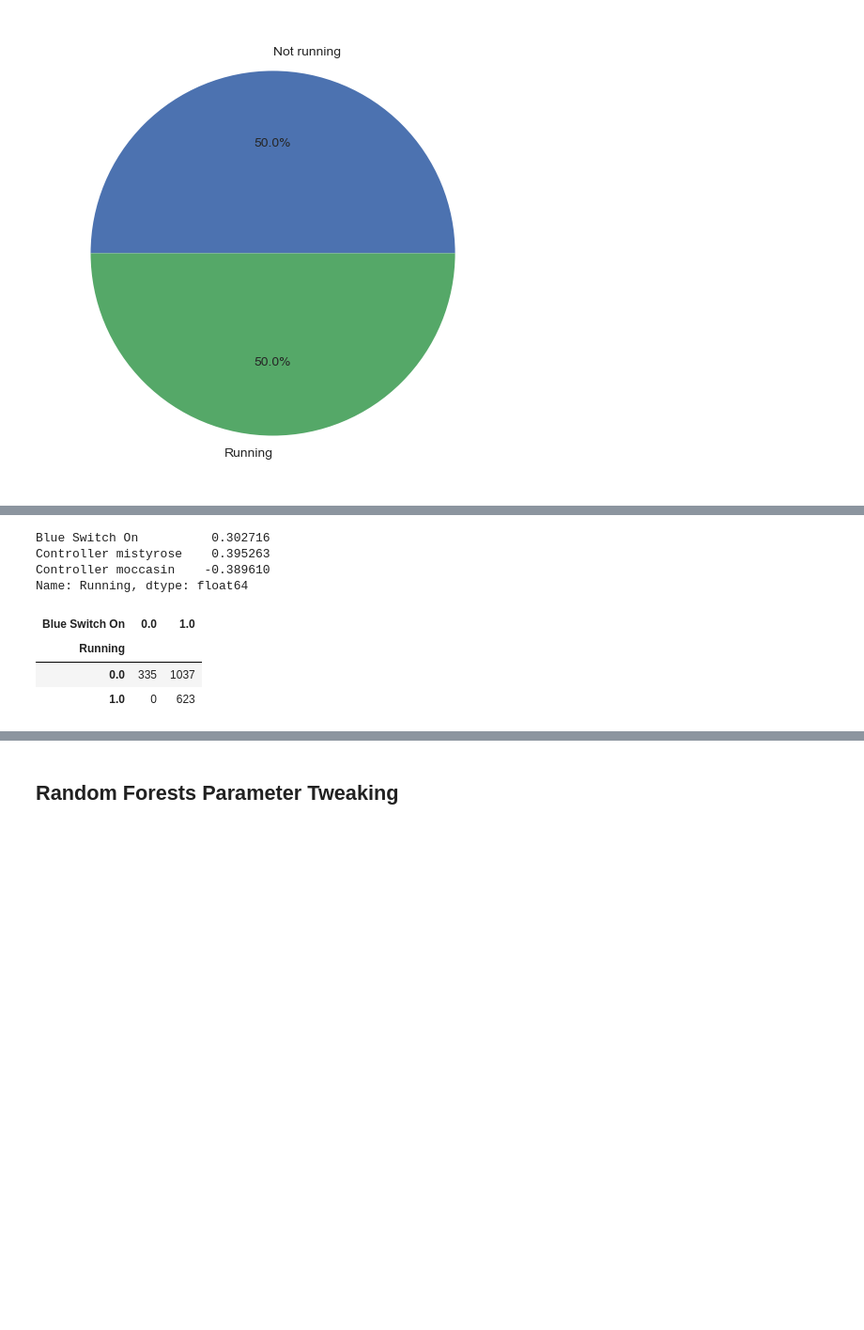
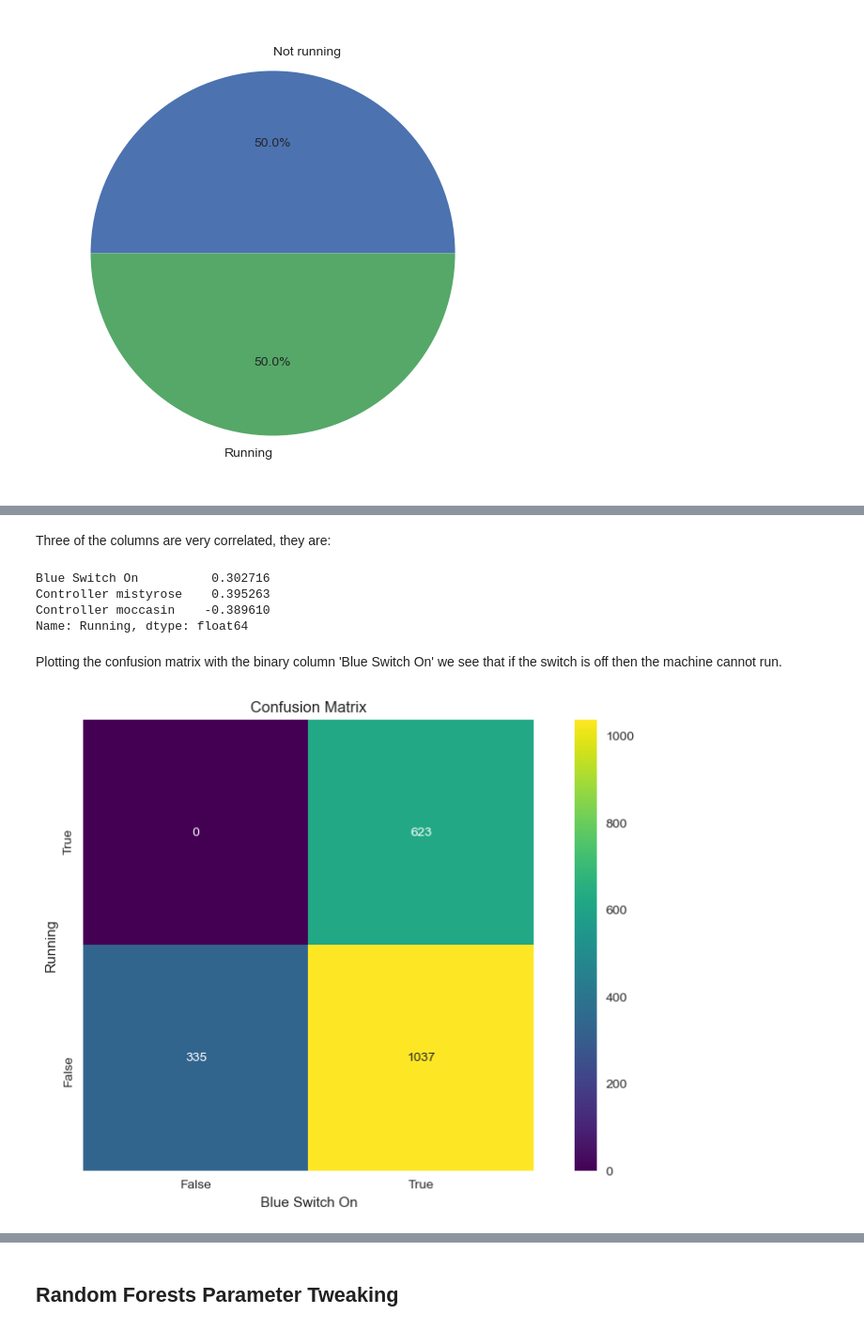
Before and after one commit to maxstollmayer/ML-Challenges, a Jupyter notebook: Challenge-1/Main Notebook.ipynb, the cells around one changed output, grey strips where cells are left out. Shown at 94% size. Cells and saved outputs as stored; diff of their text form; code cells hidden in the pictures; blank space fills up the shorter version.

```diff
--- a/Challenge-1/Main Notebook.ipynb
+++ b/Challenge-1/Main Notebook.ipynb
@@ -214,4 +241,6 @@ plt.show()
 [figure]
+# %% [markdown]
+Three of the columns are very correlated, they are:
 # %%
 corrCols = cleanData.loc[:, cleanData.corr()["Running"].abs() > 0.2].columns[1:]
 cleanData.corr()["Running"][corrCols]
@@ -220,10 +249,12 @@ Blue Switch On          0.302716
 Controller mistyrose    0.395263
 Controller moccasin    -0.389610
 Name: Running, dtype: float64
-# %%
-pd.crosstab(cleanData["Running"], cleanData["Blue Switch On"])
-# %% [output]
-| Blue Switch On | 0.0 | 1.0 |
-| Running |  |  |
-| 0.0 | 335 | 1037 |
-| 1.0 | 0 | 623 |
+# %% [markdown]
+Plotting the confusion matrix with the binary column 'Blue Switch On' we see that if the switch is off then the machine cannot run.
+# %%
+confusionMatrix = pd.crosstab(cleanData["Running"].astype(bool), cleanData["Blue Switch On"].astype(bool))
+sn.heatmap(confusionMatrix[::-1], cmap="viridis", annot=True, square=True, fmt="d")
+plt.title("Confusion Matrix")
+plt.show()
+# %% [output]
+[figure, added]
```
Also changed, not shown: parts of 44 cells of this notebook, 8 other files.
